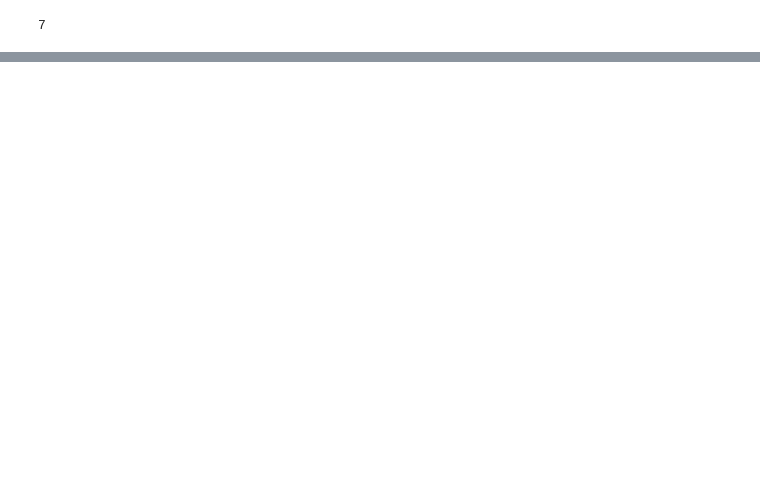
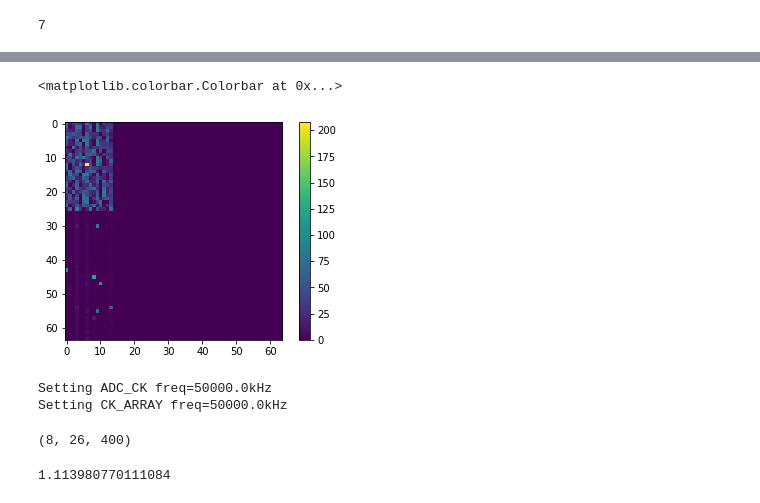
Before and after one commit to lican81/A0_DUT, a Jupyter notebook: testbench_wk5_cnn.ipynb, the cells around one changed output, grey strips where cells are left out. Saved outputs shown, nothing was run; the diff lists cells and outputs as text; code cells hidden in the pictures; blank space fills up the shorter version.

```diff
--- a/testbench_wk5_cnn.ipynb
+++ b/testbench_wk5_cnn.ipynb
@@ -79,0 +122,69 @@ print(y.argmax())
+# %%
+input = [0x1<<i for i in range(64)]
+data = a0.pic_dpe_batch(1, input, gain=-1, Vread=0.2, mode=1,
+                        col_en=[0x0000, 0x0000, 0x0000, 0x3fff]) / 0.2
+plt.imshow(data * 1e6)
+plt.colorbar()
+# %% [output]
+<matplotlib.colorbar.Colorbar at 0x...>
+[figure, added]
+# %%
+drv.clk_stop('ADC_CK')
+drv.clk_stop('CK_ARRAY')
+drv.clk_config('ADC_CK', divisor=2)
+drv.clk_config('CK_ARRAY', divisor=2)
+drv.clk_start('ADC_CK')
+drv.clk_start('CK_ARRAY')
+# %% [output]
+Setting ADC_CK freq=50000.0kHz
+Setting CK_ARRAY freq=50000.0kHz
+# %%
+img_idx = 0
+
+N_BIT = 8
+image = test_images[img_idx]
+
+vectors = nn._conv_flattern(image)
+
+vec_int = np.round(vectors* (2**N_BIT -1))
+vec_int = np.array(vec_int, dtype=np.uint32)
+
+vec_list = []
+
+for i in range(N_BIT):
+    vec_list.append( (vec_int>>i) & 0x1 )
+
+vec_list = np.array(vec_list)
+vec_list.shape
+# %% [output]
+(8, 26, 400)
+# %%
+ts=time.time()
+
+outputs_dpe_list = []
+exp_out_list = []
+soft_out_list = []
+
+for vec in vec_list:
+    inputs_dpe = []
+    for v in vec.T:
+        in_dpe = 0
+
+        for i, el in enumerate(v):
+            if el:
+                in_dpe |= 0x1 << i
+#                 print(i)
+
+        inputs_dpe.append(in_dpe)
+
+    # Hardware call
+    outputs_dpe = a0.pic_dpe_batch(1, inputs_dpe, gain=-1, mode=1, col_en=[0x0000, 0x0000, 0x0000, 0x3fff])
+    outputs_dpe = outputs_dpe[:,:14]
+
+    exp_out_list.append(outputs_dpe)
+    soft_out_list.append( (nn.Gconv.T @ vec).T )
+
+    outputs_dpe_list.append( outputs_dpe[:,::2] - outputs_dpe[:,1::2] )
+print(time.time() - ts)
+# %% [output]
+1.113980770111084
```
Also changed, not shown: parts of 28 cells of this notebook, 6 other files.
